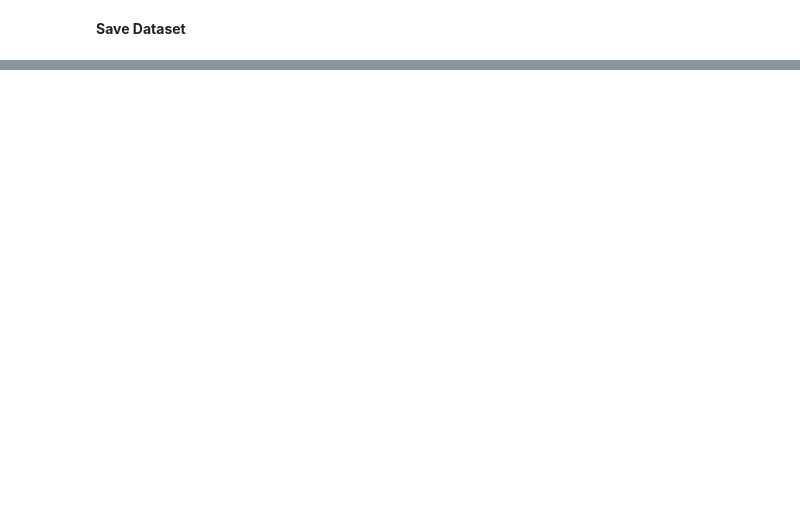
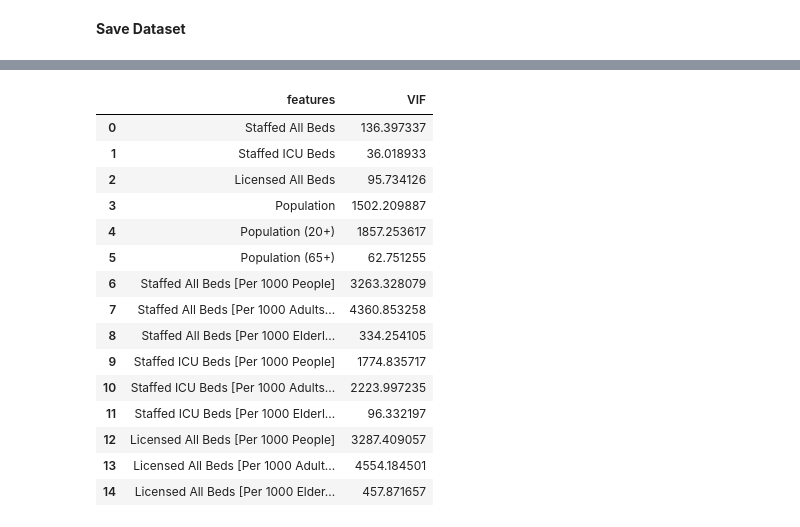
Before and after one commit to spark126/covid_poverty_and_death_rate, a Jupyter notebook: code/sam_data_cleaning.ipynb, the cells around one changed output, grey strips where cells are left out. Cells and saved outputs as stored; diff of their text form; code cells hidden in the pictures; blank space fills up the shorter version.

```diff
--- a/code/sam_data_cleaning.ipynb
+++ b/code/sam_data_cleaning.ipynb
@@ -211,0 +234,19 @@ df.to_csv('../data/sam_dataset.csv')
+# %%
+check_vif(hospital, drop='All Bed Occupancy Rate')
+# %% [output]
+|  | features | VIF |
+| 0 | Staffed All Beds | 136.397337 |
+| 1 | Staffed ICU Beds | 36.018933 |
+| 2 | Licensed All Beds | 95.734126 |
+| 3 | Population | 1502.209887 |
+| 4 | Population (20+) | 1857.253617 |
+| 5 | Population (65+) | 62.751255 |
+| 6 | Staffed All Beds [Per 1000 People] | 3263.328079 |
+| 7 | Staffed All Beds [Per 1000 Adults... | 4360.853258 |
+| 8 | Staffed All Beds [Per 1000 Elderl... | 334.254105 |
+| 9 | Staffed ICU Beds [Per 1000 People] | 1774.835717 |
+| 10 | Staffed ICU Beds [Per 1000 Adults... | 2223.997235 |
+| 11 | Staffed ICU Beds [Per 1000 Elderl... | 96.332197 |
+| 12 | Licensed All Beds [Per 1000 People] | 3287.409057 |
+| 13 | Licensed All Beds [Per 1000 Adult... | 4554.184501 |
+| 14 | Licensed All Beds [Per 1000 Elder... | 457.871657 |
```
Also changed, not shown: parts of 12 cells of this notebook, 2 other files.
